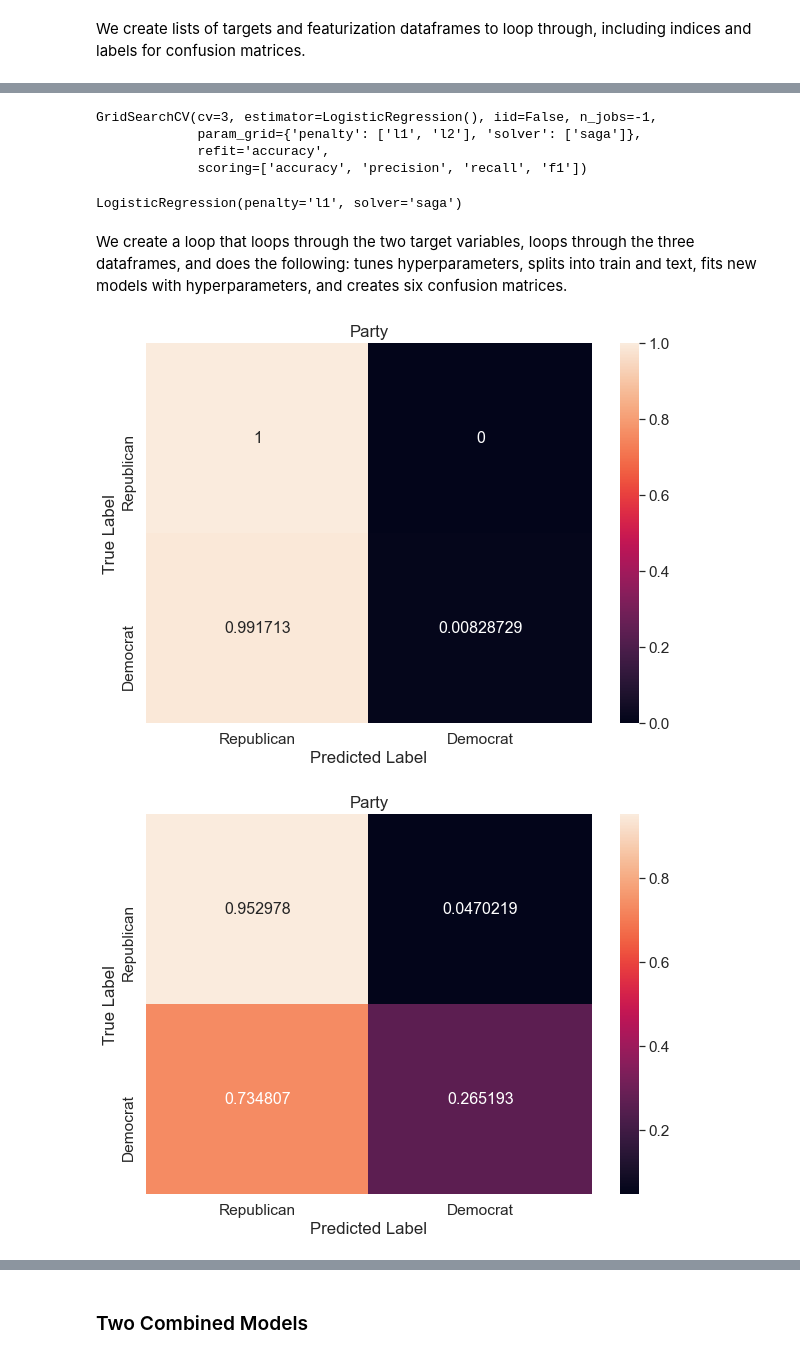
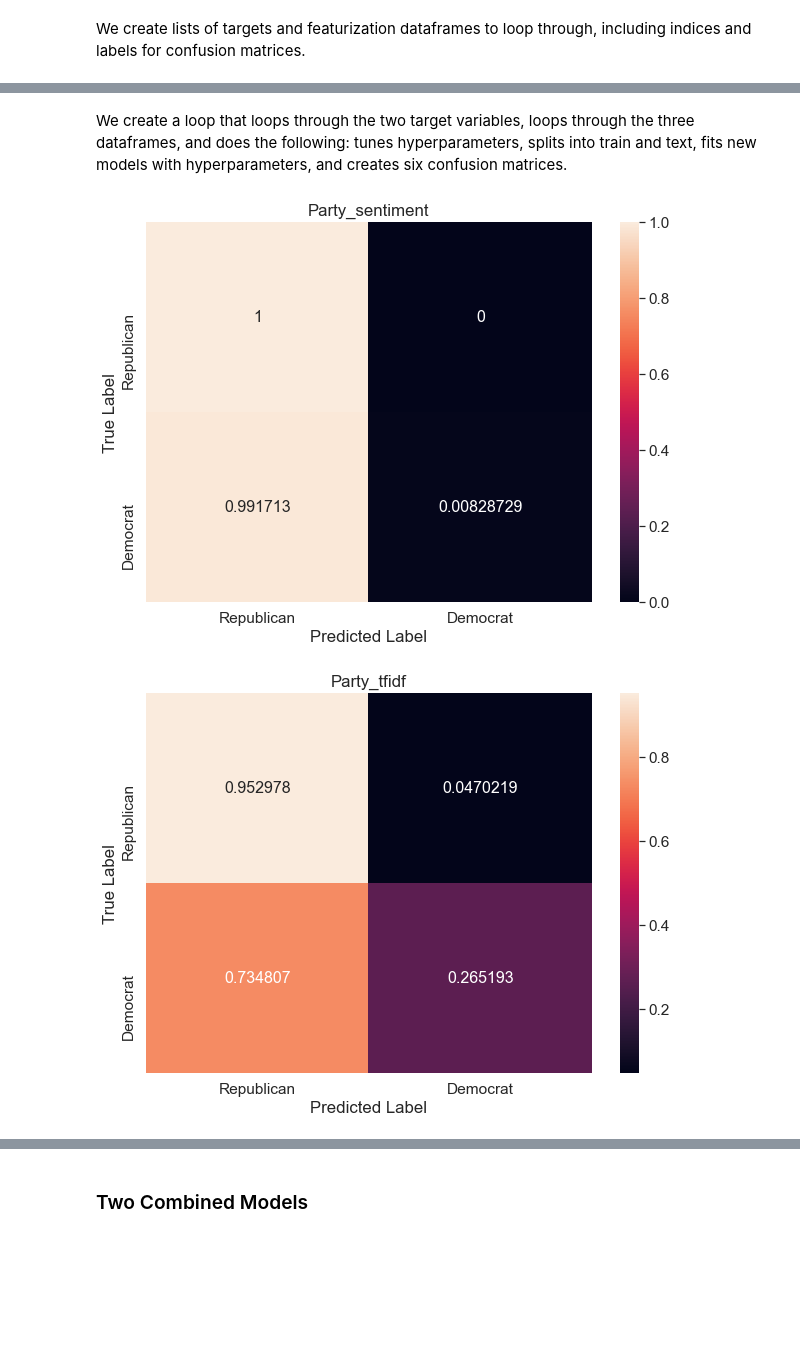
Before and after one commit to paulbsalamanca/CSS-Project-5-Team-6-Spring-2021, a Jupyter notebook: Project 5 Student.ipynb, the cells around one changed output, grey strips where cells are left out. Cells and saved outputs as stored; diff of their text form; code cells hidden in the pictures; blank space fills up the shorter version.

```diff
--- a/Project 5 Student.ipynb
+++ b/Project 5 Student.ipynb
@@ -1359,5 +1184,0 @@ plt.show()
-# %%
-from sklearn.preprocessing import LabelBinarizer
-
-X_std = StandardScaler().fit_transform(docavgs)
-y = LabelBinarizer().fit_transform(congress_tweets['party'].replace('Independent', 'Democrat'))
@@ -1402,48 +1195,26 @@ We create lists of targets and featurization dataframes to loop through, includi
 # %%
-
-
 target = [y_party, y_position] # the target variables
 
-all_Xs = [X_sentiment, tfidf_matrix, X_std]
+all_Xs = [X_sentiment, tfidf_matrix, X_std] # the 3 dfs
 
-target_title = ['Party', 'Senator or Representative?'] # the title of the model
+X_title = ['_sentiment', '_tfidf', '_doc2vec'] # the 3 df titles
 
-cm_cols = [{0: "Republican", 1: "Democrat"}, {0: "Senator", 1: "Representative"}] # dims of cm
+target_title = ['Party', 'Representative or Senator?'] # the title of the model
 
-cm_cols_index = [["Republican", "Democrat"], ["Senator", "Representative"]] # indices of cm
+cm_cols = [{0: "Republican", 1: "Democrat"}, {0: "Representative", 1: "Senator"}] # dims of cm
+
+cm_cols_index = [["Republican", "Democrat"], ["Representative", "Senator"]] # indices of cm
-# %%
-logit_init = LogisticRegression()
-
-param_grid = {'penalty': ['l1', 'l2'],
-             'solver': ['saga']}
-
-log_grid_reg = GridSearchCV(logit_init, param_grid, cv=3, iid=False,
-                        scoring=['accuracy', 'precision', 'recall', 'f1'], n_jobs = -1,
-                       refit = 'accuracy')
-
-log_grid_reg.fit(tfidf_matrix, y_position.ravel())
-# %% [output]
-GridSearchCV(cv=3, estimator=LogisticRegression(), iid=False, n_jobs=-1,
-             param_grid={'penalty': ['l1', 'l2'], 'solver': ['saga']},
-             refit='accuracy',
-             scoring=['accuracy', 'precision', 'recall', 'f1'])
-# %%
-log_grid_reg.best_estimator_
-# %% [output]
-LogisticRegression(penalty='l1', solver='saga')
 # %% [markdown]
 We create a loop that loops through the two target variables, loops through the three dataframes, and does the following: tunes hyperparameters, splits into train and text, fits new models with hyperparameters, and creates six confusion matrices.
 # %%
 # consolidated loop
 
 from sklearn.model_selection import GridSearchCV
-from imblearn.pipeline import Pipeline, make_pipeline
-from imblearn.over_sampling import SMOTE
 from sklearn.linear_model import LogisticRegression
 from sklearn.metrics import confusion_matrix
 
 for target_vals, target_name, cmc, cmci in zip(target, target_title, cm_cols, cm_cols_index):
-    for dataframe in all_Xs:
+    for dataframe, X_name in zip(all_Xs, X_title):
 
         logit_init = LogisticRegression()
 
@@ -1461,34 +1232,34 @@ for target_vals, target_name, cmc, cmci in zip(target, target_title, cm_cols, cm
         X_train, X_test, y_train, y_test = train_test_split(dataframe,
                                                     target_vals,
                                                     train_size = .80,
                                                     test_size=0.20,
                                                     random_state = 10)
 
         # insert hyperparameters here
         logit_reg = log_grid_reg.best_estimator_
 
         logit_model = logit_reg.fit(X_train, y_train.ravel())
 
         y_pred = logit_model.predict(X_test)
 
         cf_matrix = confusion_matrix(y_test, y_pred, normalize = "true")
 
         df_cm = pd.DataFrame(cf_matrix, range(2),
                           range(2))
 
         df_cm = df_cm.rename(index=str, columns=cmc)
         df_cm.index = cmci
         plt.figure(figsize = (10,7))
-        sns.set(font_scale=1.4)#for label size
+        sns.set(font_scale=1.4) #for label size
         sns.heatmap(df_cm,
                    annot=True,
                    annot_kws={"size": 16},
                    fmt='g')
 
-        plt.title(target_name)
+        plt.title(target_name + X_name)
         plt.xlabel("Predicted Label")
         plt.ylabel("True Label")
         plt.show()
 # %% [output]
-[figure, old version]
+[figure, new version]
-[figure, old version]
+[figure, new version]
```
Also changed, not shown: parts of 56 cells of this notebook.
